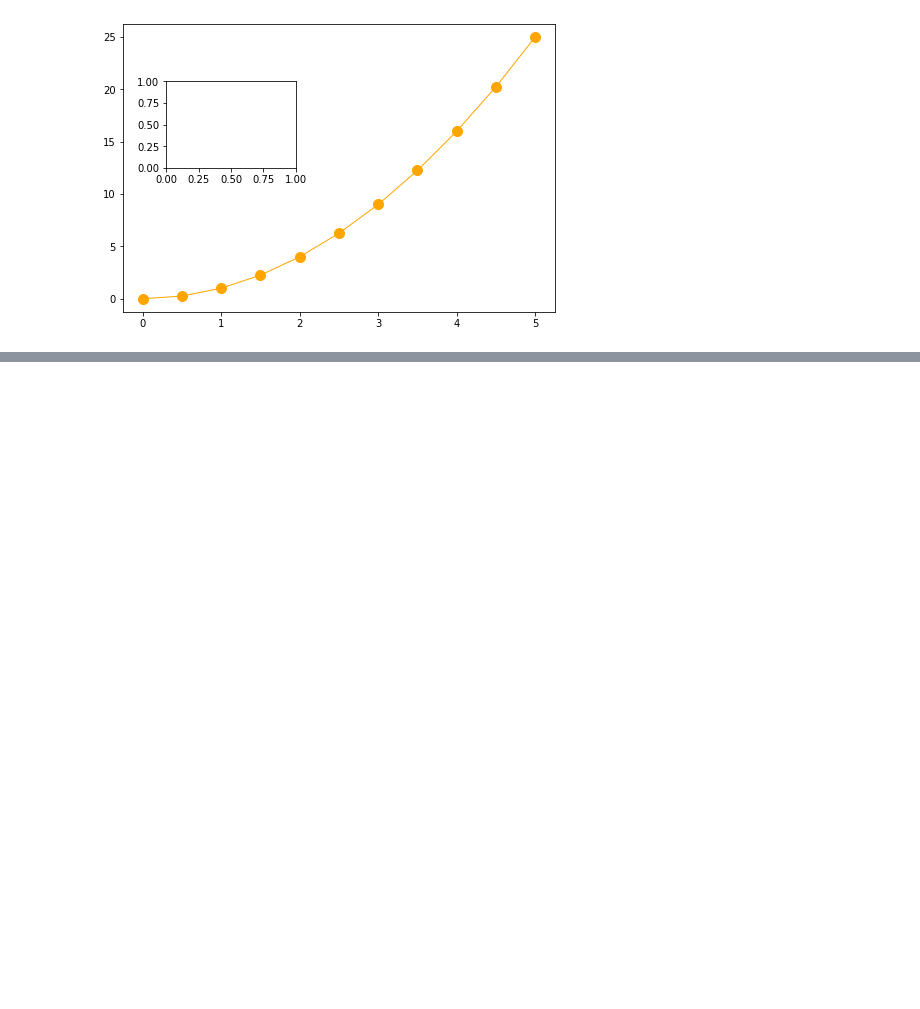
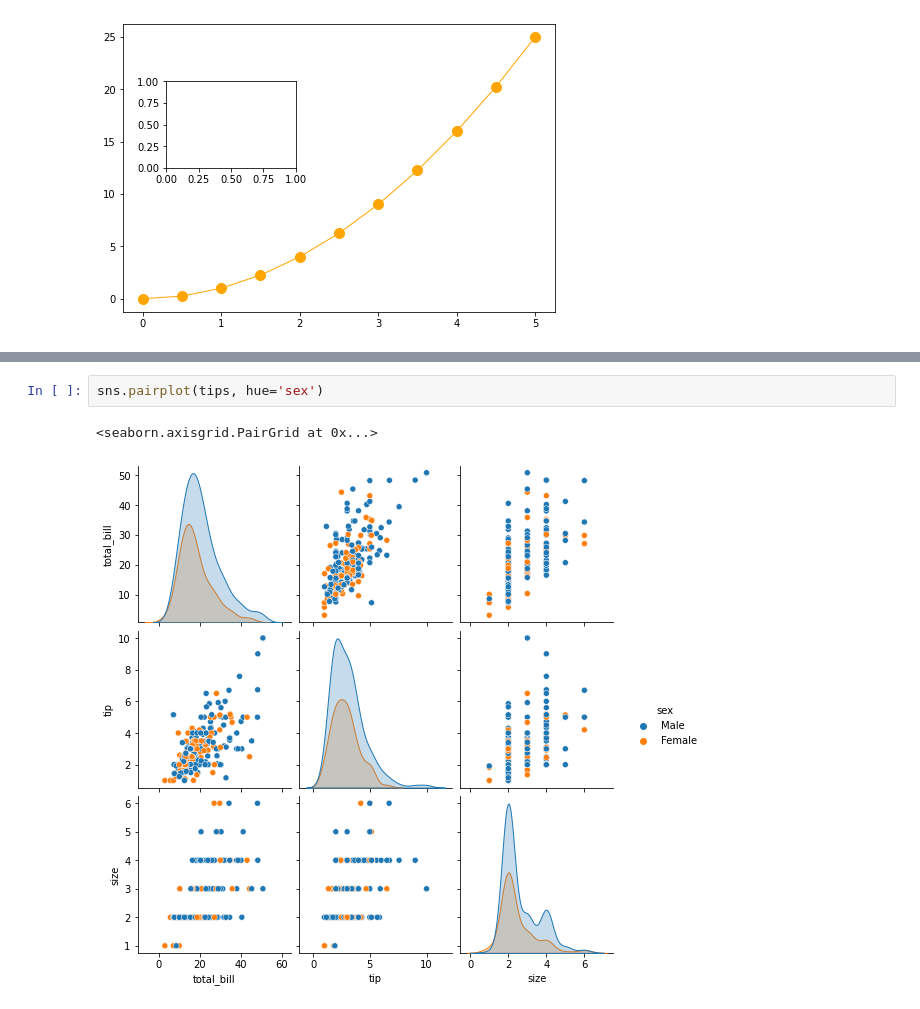
Before and after one commit to kozz84/Udemy, a Jupyter notebook: intro.ipynb, the cells around one changed output, grey strips where cells are left out. Saved outputs shown, nothing was run; the diff lists cells and outputs as text; blank space fills up the shorter version.

```diff
--- a/intro.ipynb
+++ b/intro.ipynb
@@ -389,0 +417,5 @@ plt.show()
+# %%
+sns.pairplot(tips, hue='sex')
+# %% [output]
+<seaborn.axisgrid.PairGrid at 0x...>
+[figure, added]
```
Also changed, not shown: parts of 36 cells of this notebook.
